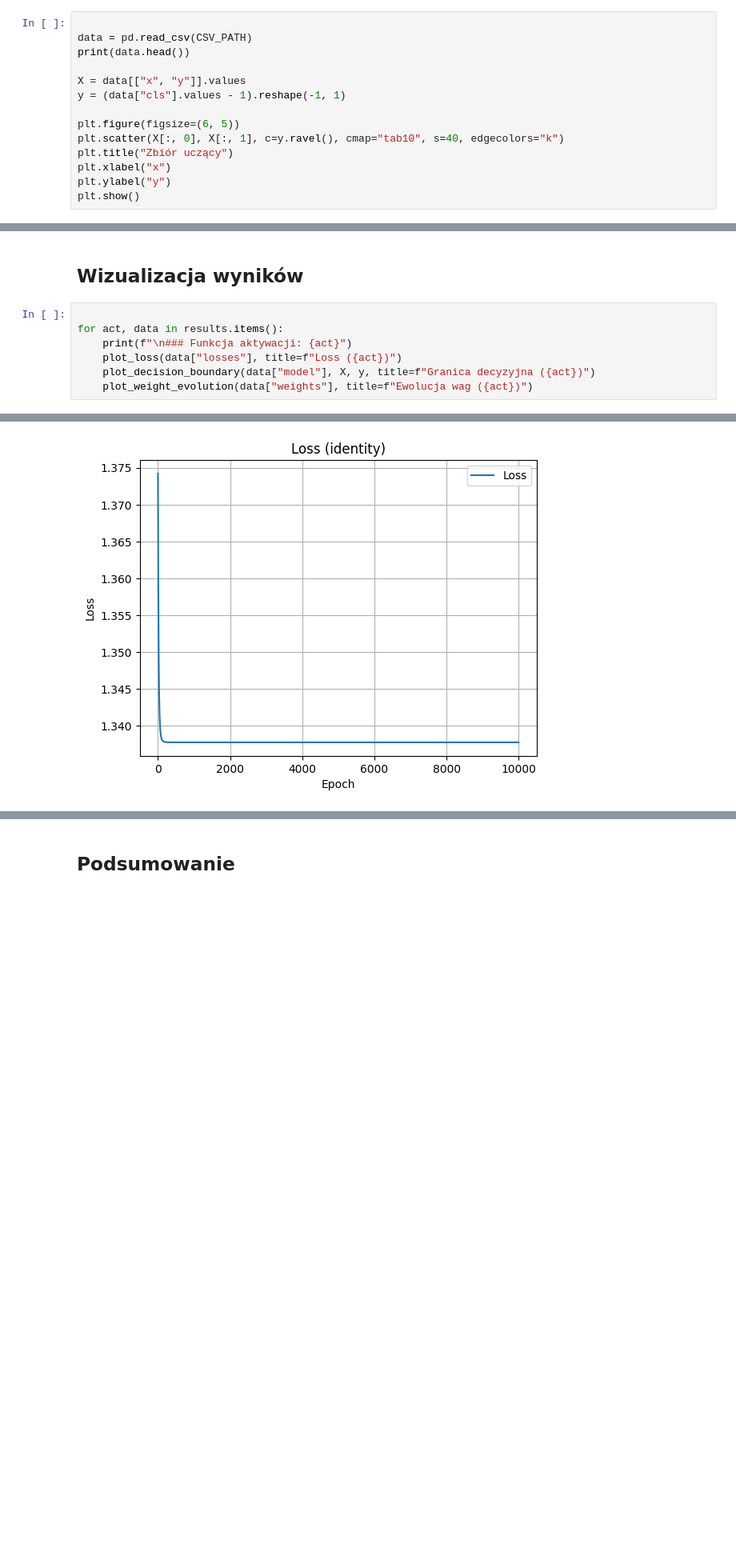
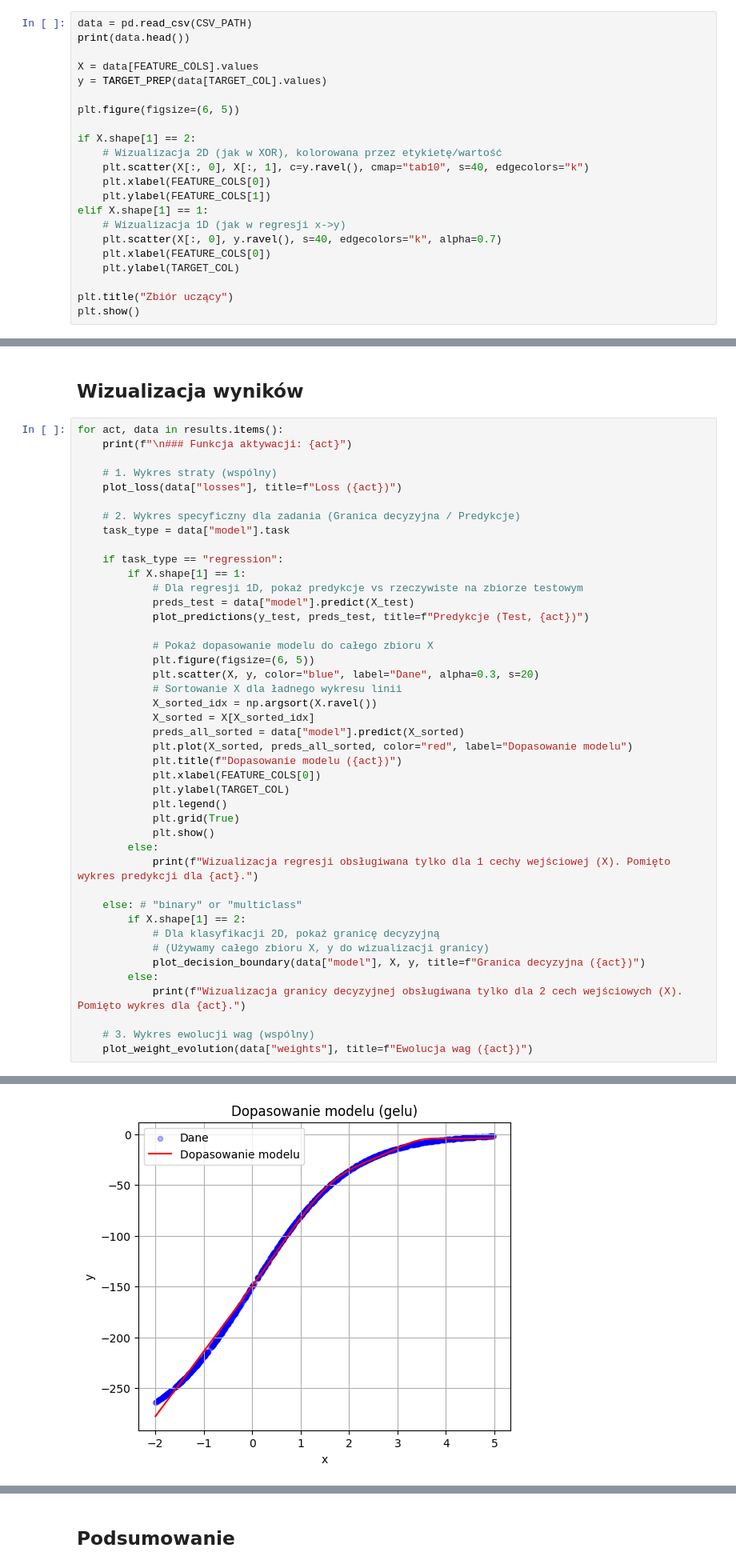
Before and after one commit to Mattioo7/multi-layer-perceptron, a Jupyter notebook: notebooks/activation_experiment.ipynb, the cells around one changed output, grey strips where cells are left out. Shown at 80% size. Drawn from its saved outputs; the diff is of its cells as text; blank space fills up the shorter version.

```diff
--- a/notebooks/activation_experiment.ipynb
+++ b/notebooks/activation_experiment.ipynb
@@ -26,17 +45,25 @@ activations = ["sigmoid", "gelu", "identity"]
 # %% [markdown]
 ## Wczytanie i wizualizacja danych
 # %%
-
 data = pd.read_csv(CSV_PATH)
 print(data.head())
 
-X = data[["x", "y"]].values
-y = (data["cls"].values - 1).reshape(-1, 1)
+X = data[FEATURE_COLS].values
+y = TARGET_PREP(data[TARGET_COL].values)
 
 plt.figure(figsize=(6, 5))
-plt.scatter(X[:, 0], X[:, 1], c=y.ravel(), cmap="tab10", s=40, edgecolors="k")
+
+if X.shape[1] == 2:
+    # Wizualizacja 2D (jak w XOR), kolorowana przez etykietę/wartość
+    plt.scatter(X[:, 0], X[:, 1], c=y.ravel(), cmap="tab10", s=40, edgecolors="k")
+    plt.xlabel(FEATURE_COLS[0])
+    plt.ylabel(FEATURE_COLS[1])
+elif X.shape[1] == 1:
+    # Wizualizacja 1D (jak w regresji x->y)
+    plt.scatter(X[:, 0], y.ravel(), s=40, edgecolors="k", alpha=0.7)
+    plt.xlabel(FEATURE_COLS[0])
+    plt.ylabel(TARGET_COL)
+
 plt.title("Zbiór uczący")
-plt.xlabel("x")
-plt.ylabel("y")
 plt.show()
 # %% [output]
@@ -87,11 +133,47 @@ Koncowa strata: 1.337734 | Dokladnosc: 0.3280
 # %% [markdown]
 ## Wizualizacja wyników
 # %%
-
 for act, data in results.items():
     print(f"\n### Funkcja aktywacji: {act}")
+
+    # 1. Wykres straty (wspólny)
     plot_loss(data["losses"], title=f"Loss ({act})")
-    plot_decision_boundary(data["model"], X, y, title=f"Granica decyzyjna ({act})")
+
+    # 2. Wykres specyficzny dla zadania (Granica decyzyjna / Predykcje)
+    task_type = data["model"].task
+
+    if task_type == "regression":
+        if X.shape[1] == 1:
+            # Dla regresji 1D, pokaż predykcje vs rzeczywiste na zbiorze testowym
+            preds_test = data["model"].predict(X_test)
+            plot_predictions(y_test, preds_test, title=f"Predykcje (Test, {act})")
+
+            # Pokaż dopasowanie modelu do całego zbioru X
+            plt.figure(figsize=(6, 5))
+            plt.scatter(X, y, color="blue", label="Dane", alpha=0.3, s=20)
+            # Sortowanie X dla ładnego wykresu linii
+            X_sorted_idx = np.argsort(X.ravel())
+            X_sorted = X[X_sorted_idx]
+            preds_all_sorted = data["model"].predict(X_sorted)
+            plt.plot(X_sorted, preds_all_sorted, color="red", label="Dopasowanie modelu")
+            plt.title(f"Dopasowanie modelu ({act})")
+            plt.xlabel(FEATURE_COLS[0])
+            plt.ylabel(TARGET_COL)
+            plt.legend()
+            plt.grid(True)
+            plt.show()
+        else:
+            print(f"Wizualizacja regresji obsługiwana tylko dla 1 cechy wejściowej (X). Pomięto wykres predykcji dla {act}.")
+
+    else: # "binary" or "multiclass"
+        if X.shape[1] == 2:
+            # Dla klasyfikacji 2D, pokaż granicę decyzyjną
+            # (Używamy całego zbioru X, y do wizualizacji granicy)
+            plot_decision_boundary(data["model"], X, y, title=f"Granica decyzyjna ({act})")
+        else:
+            print(f"Wizualizacja granicy decyzyjnej obsługiwana tylko dla 2 cech wejściowych (X). Pomięto wykres dla {act}.")
+
+    # 3. Wykres ewolucji wag (wspólny)
     plot_weight_evolution(data["weights"], title=f"Ewolucja wag ({act})")
 # %% [output]
 ### Funkcja aktywacji: sigmoid
@@ -106 +187 @@ for act, data in results.items():
-[figure, old version]
+[figure, new version]
```
Also changed, not shown: parts of 6 cells of this notebook, 2 other files.
